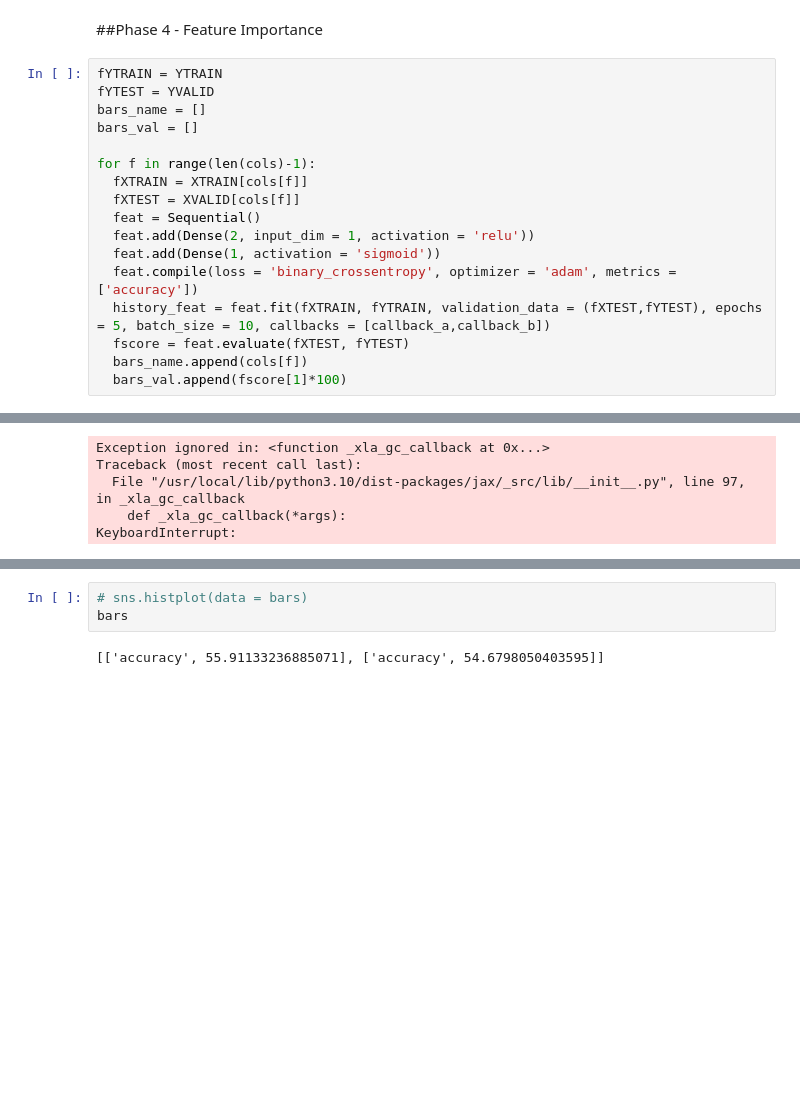
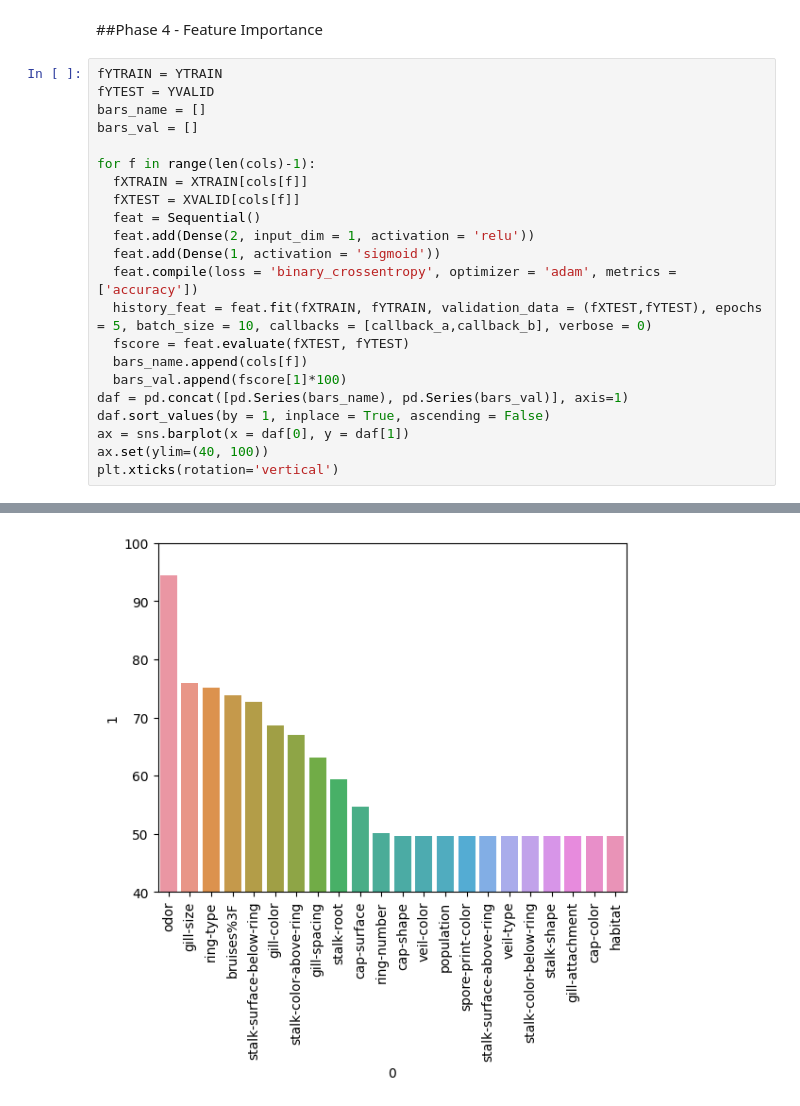
Before and after one commit to garrettfarley9/AI-Final-Project, a Jupyter notebook: AI_final_project.ipynb, the cells around one changed output, grey strips where cells are left out. Cells and saved outputs as stored; diff of their text form; blank space fills up the shorter version.

```diff
--- a/AI_final_project.ipynb
+++ b/AI_final_project.ipynb
@@ -288,8 +288,13 @@ for f in range(len(cols)-1):
   feat.add(Dense(2, input_dim = 1, activation = 'relu'))
   feat.add(Dense(1, activation = 'sigmoid'))
   feat.compile(loss = 'binary_crossentropy', optimizer = 'adam', metrics = ['accuracy'])
-  history_feat = feat.fit(fXTRAIN, fYTRAIN, validation_data = (fXTEST,fYTEST), epochs = 5, batch_size = 10, callbacks = [callback_a,callback_b])
+  history_feat = feat.fit(fXTRAIN, fYTRAIN, validation_data = (fXTEST,fYTEST), epochs = 5, batch_size = 10, callbacks = [callback_a,callback_b], verbose = 0)
   fscore = feat.evaluate(fXTEST, fYTEST)
   bars_name.append(cols[f])
   bars_val.append(fscore[1]*100)
+daf = pd.concat([pd.Series(bars_name), pd.Series(bars_val)], axis=1)
+daf.sort_values(by = 1, inplace = True, ascending = False)
+ax = sns.barplot(x = daf[0], y = daf[1])
+ax.set(ylim=(40, 100))
+plt.xticks(rotation='vertical')
 # %% [output]
@@ -313,5 +317,0 @@ Epoch 1/5
-Exception ignored in: <function _xla_gc_callback at 0x...>
-Traceback (most recent call last):
-  File "/usr/local/lib/python3.10/dist-packages/jax/_src/lib/__init__.py", line 97, in _xla_gc_callback
-    def _xla_gc_callback(*args):
-KeyboardInterrupt:
@@ -327,5 +318 @@ Epoch 5/5
+[figure, added]
-# %%
-# sns.histplot(data = bars)
-bars
-# %% [output]
-[['accuracy', 55.91133236885071], ['accuracy', 54.6798050403595]]
```
Also changed, not shown: parts of 2 cells of this notebook.
